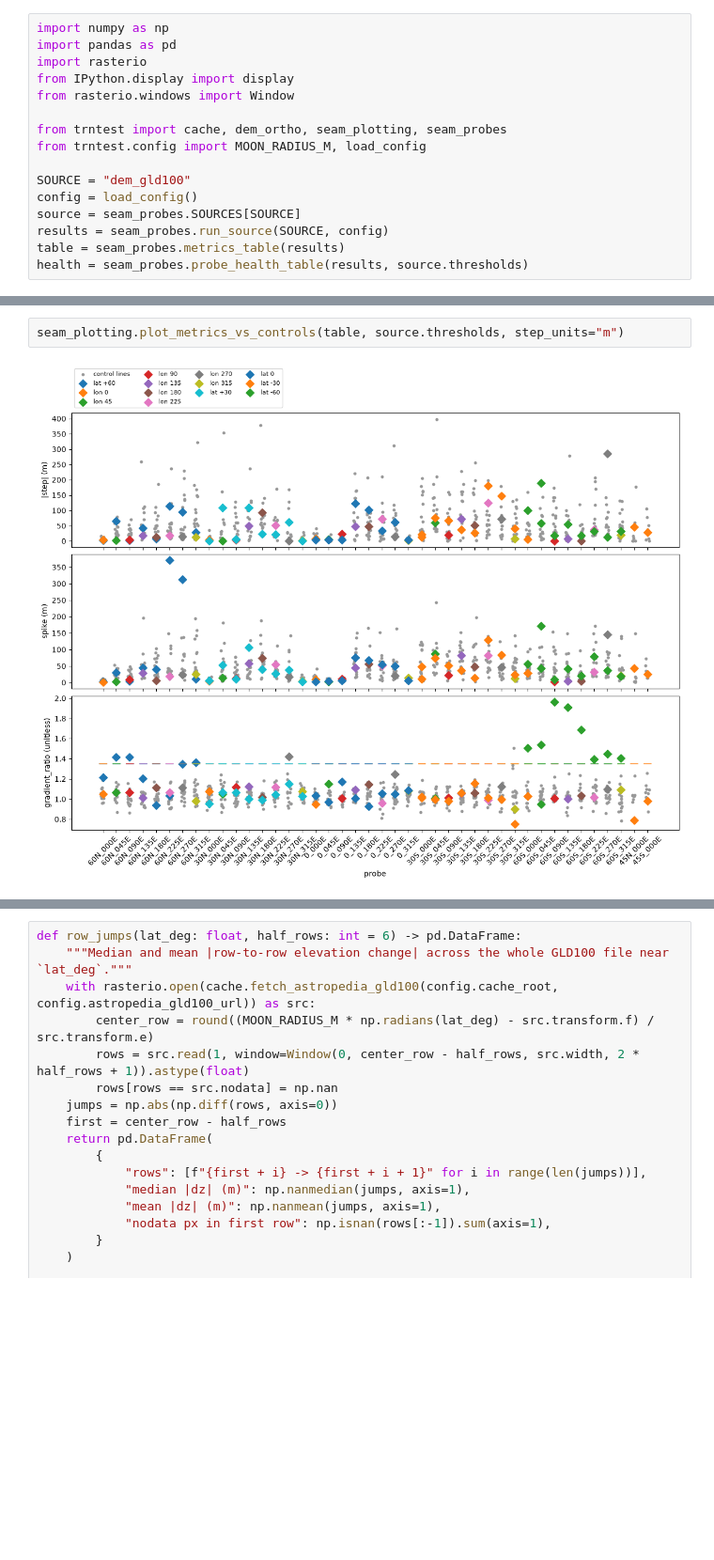
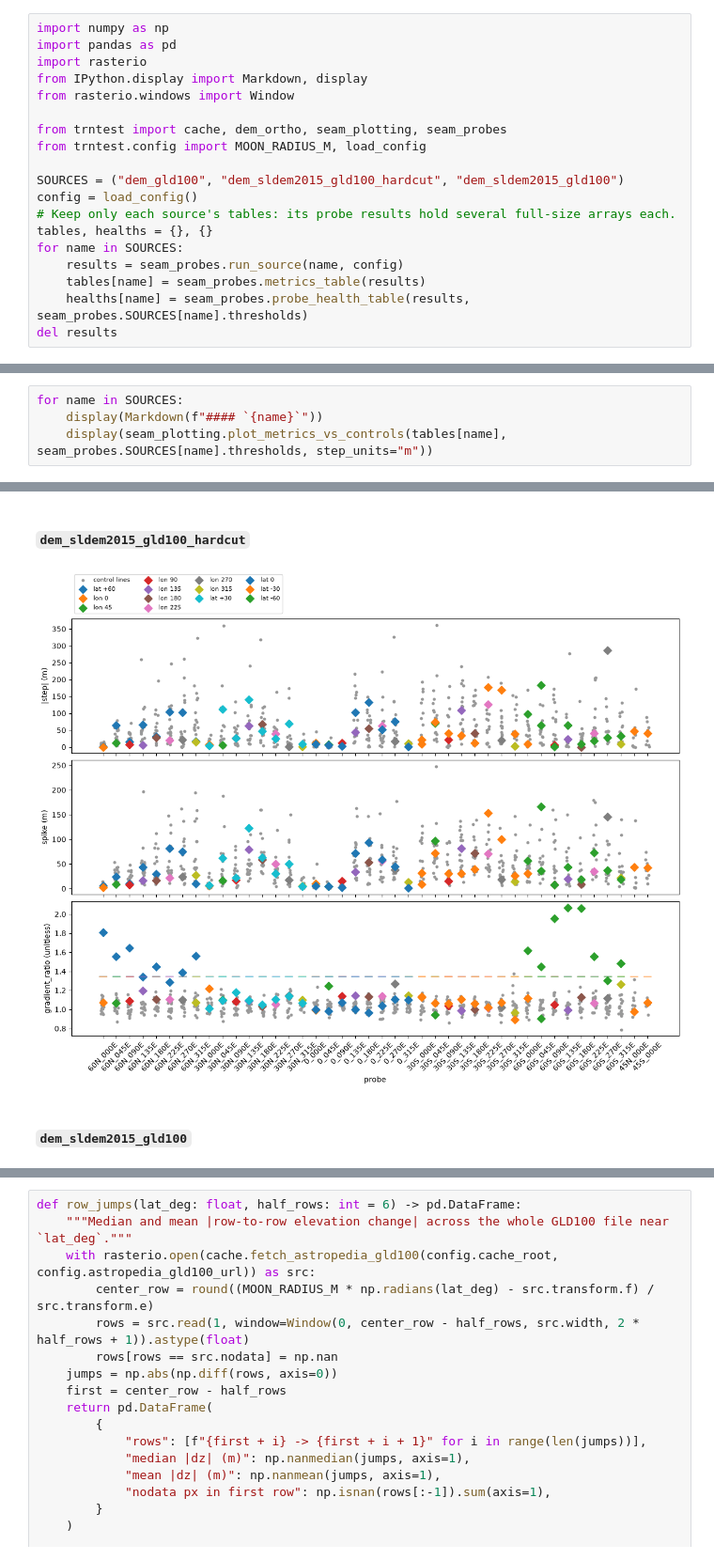
Before and after one commit to trey0/trntest, a Jupyter notebook: notebooks/dem_seams.ipynb, the cells around one changed output, grey strips where cells are left out. Shown at 94% size. Drawn from its saved outputs; the diff is of its cells as text; blank space fills up the shorter version.

```diff
--- a/notebooks/dem_seams.ipynb
+++ b/notebooks/dem_seams.ipynb
@@ -25,18 +25,21 @@ measures each seam crossing it the same way `reflectance_seams.ipynb` does for t
 import numpy as np
 import pandas as pd
 import rasterio
-from IPython.display import display
+from IPython.display import Markdown, display
 from rasterio.windows import Window
 
 from trntest import cache, dem_ortho, seam_plotting, seam_probes
 from trntest.config import MOON_RADIUS_M, load_config
 
-SOURCE = "dem_gld100"
+SOURCES = ("dem_gld100", "dem_sldem2015_gld100_hardcut", "dem_sldem2015_gld100")
 config = load_config()
-source = seam_probes.SOURCES[SOURCE]
-results = seam_probes.run_source(SOURCE, config)
-table = seam_probes.metrics_table(results)
-health = seam_probes.probe_health_table(results, source.thresholds)
+# Keep only each source's tables: its probe results hold several full-size arrays each.
+tables, healths = {}, {}
+for name in SOURCES:
+    results = seam_probes.run_source(name, config)
+    tables[name] = seam_probes.metrics_table(results)
+    healths[name] = seam_probes.probe_health_table(results, seam_probes.SOURCES[name].thresholds)
+del results
 # %% [markdown]
 ## Metrics
 
@@ -57,4 +60,5 @@ terrain.
-# %%
-seam_plotting.plot_metrics_vs_controls(table, source.thresholds, step_units="m")
-# %% [output]
-[figure, removed]
+# %%
+for name in SOURCES:
+    display(Markdown(f"#### `{name}`"))
+    display(seam_plotting.plot_metrics_vs_controls(tables[name], seam_probes.SOURCES[name].thresholds, step_units="m"))
+# %% [output]
@@ -60,0 +67,3 @@ seam_plotting.plot_metrics_vs_controls(table, source.thresholds, step_units="m")
+#### `dem_sldem2015_gld100_hardcut`
+[figure, added]
+#### `dem_sldem2015_gld100`
```
Also changed, not shown: parts of 14 cells of this notebook, 13 other files.
